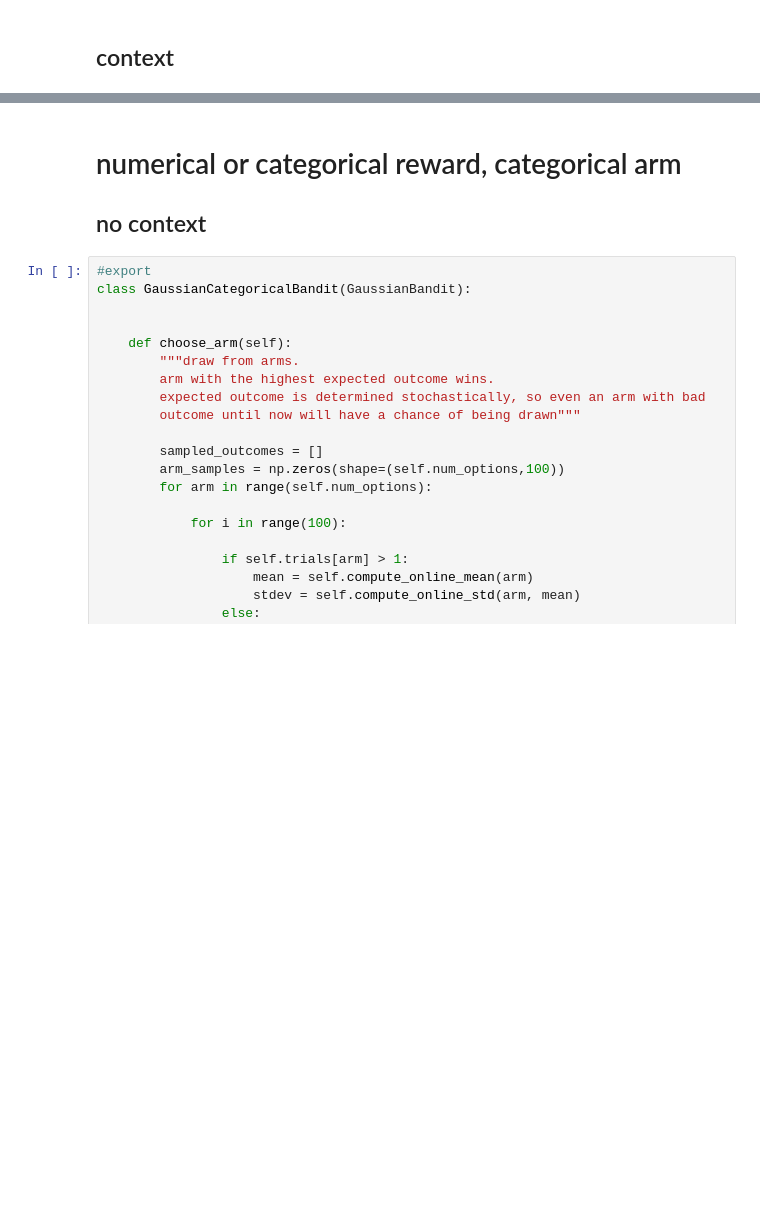
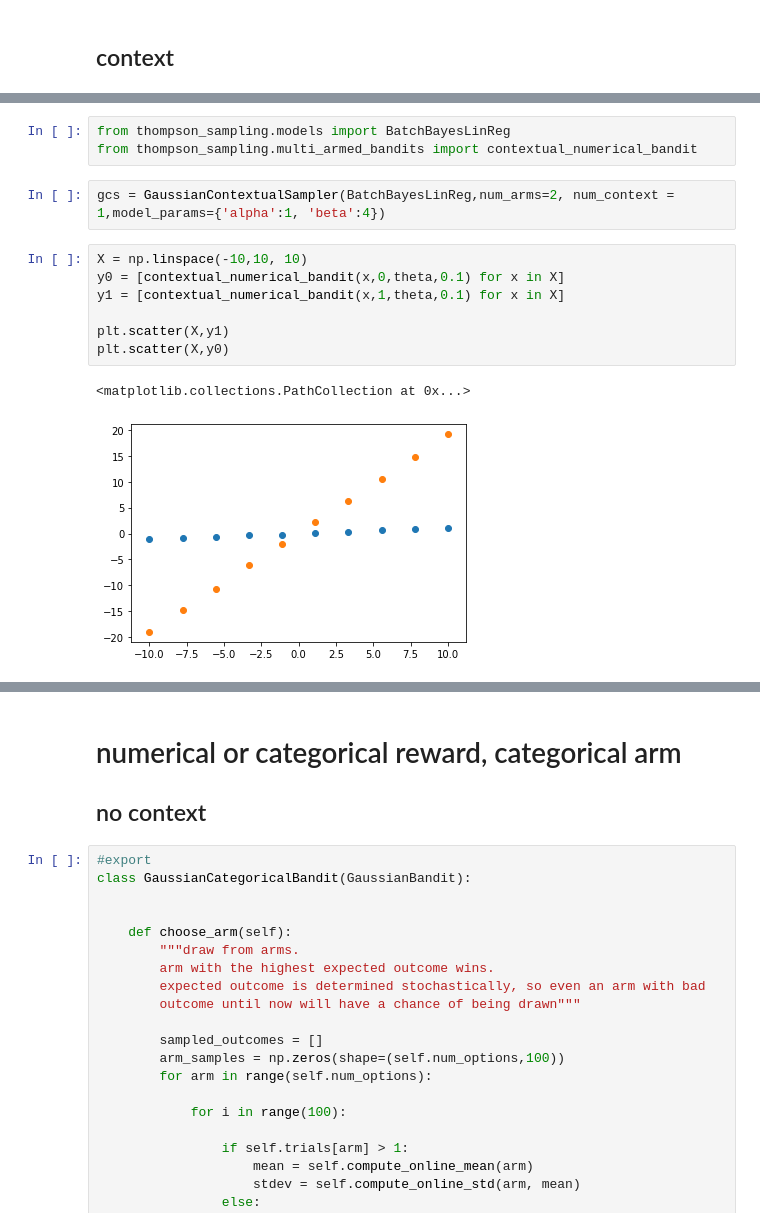
Before and after one commit to wooohoooo/thompson_sampling, a Jupyter notebook: 04_solvers.ipynb, the cells around one changed output, grey strips where cells are left out. Cells and saved outputs as stored; diff of their text form; blank space fills up the shorter version.

Commit message:
added gaussian TS examples

```diff
--- a/04_solvers.ipynb
+++ b/04_solvers.ipynb
@@ -526,0 +614,15 @@ gb.plot_params()
+# %%
+from thompson_sampling.models import BatchBayesLinReg
+from thompson_sampling.multi_armed_bandits import contextual_numerical_bandit
+# %%
+gcs = GaussianContextualSampler(BatchBayesLinReg,num_arms=2, num_context = 1,model_params={'alpha':1, 'beta':4})
+# %%
+X = np.linspace(-10,10, 10)
+y0 = [contextual_numerical_bandit(x,0,theta,0.1) for x in X]
+y1 = [contextual_numerical_bandit(x,1,theta,0.1) for x in X]
+
+plt.scatter(X,y1)
+plt.scatter(X,y0)
+# %% [output]
+<matplotlib.collections.PathCollection at 0x...>
+[figure, added]
```
Also changed, not shown: parts of 28 cells of this notebook, 7 other files.
